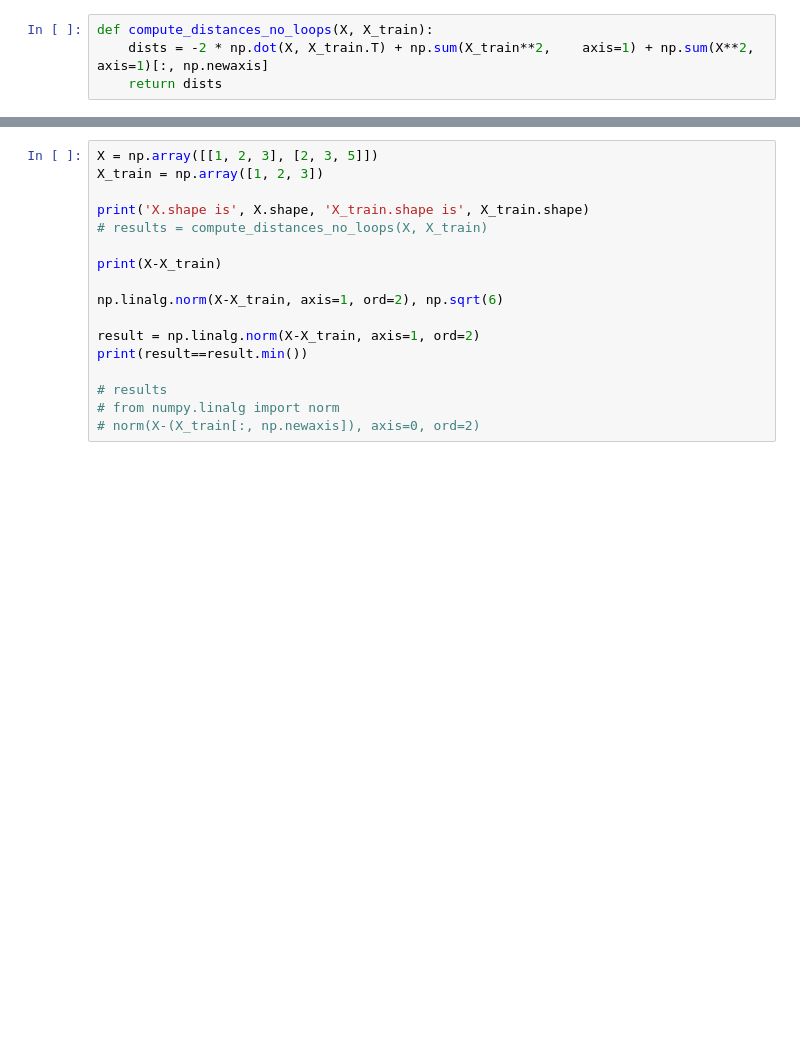
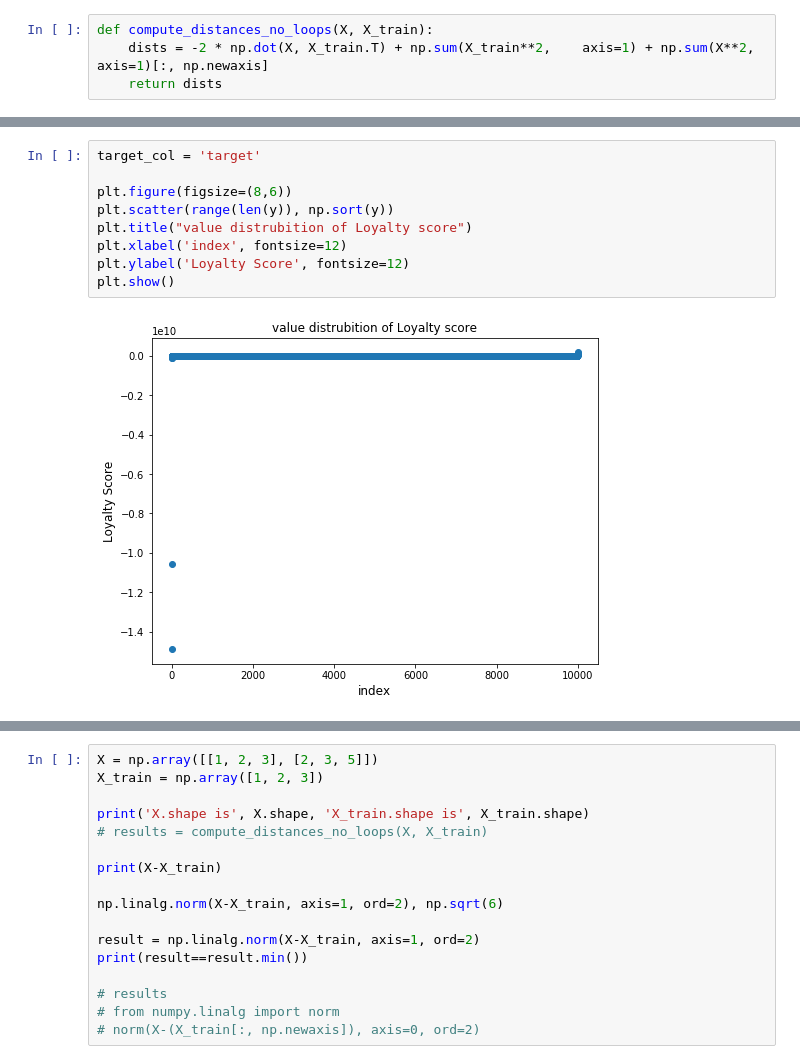
Before and after one commit to tusonggao/jupyter_notebook_dir, a Jupyter notebook: small_test.ipynb, the cells around one changed output, grey strips where cells are left out. Cells and saved outputs as stored; diff of their text form; blank space fills up the shorter version.

```diff
--- a/small_test.ipynb
+++ b/small_test.ipynb
@@ -12,0 +187,11 @@ def compute_distances_no_loops(X, X_train):
+# %%
+target_col = 'target'
+
+plt.figure(figsize=(8,6))
+plt.scatter(range(len(y)), np.sort(y))
+plt.title("value distrubition of Loyalty score")
+plt.xlabel('index', fontsize=12)
+plt.ylabel('Loyalty Score', fontsize=12)
+plt.show()
+# %% [output]
+[figure, added]
```
Also changed, not shown: parts of 23 cells of this notebook, 11 other files.
